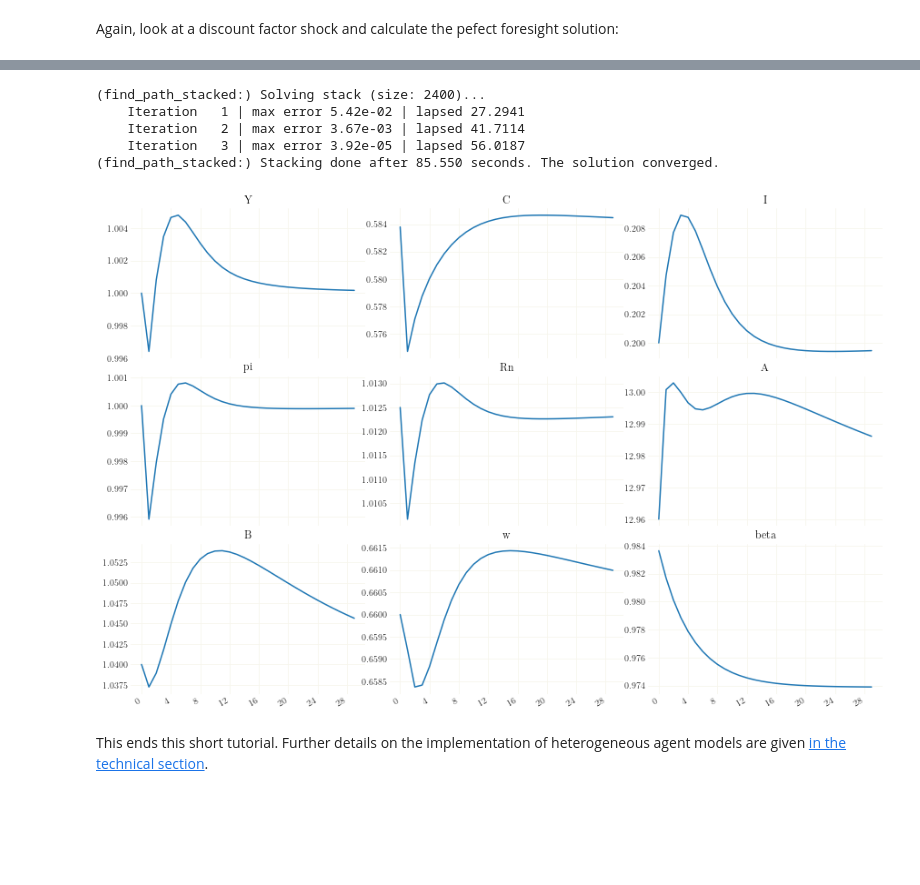
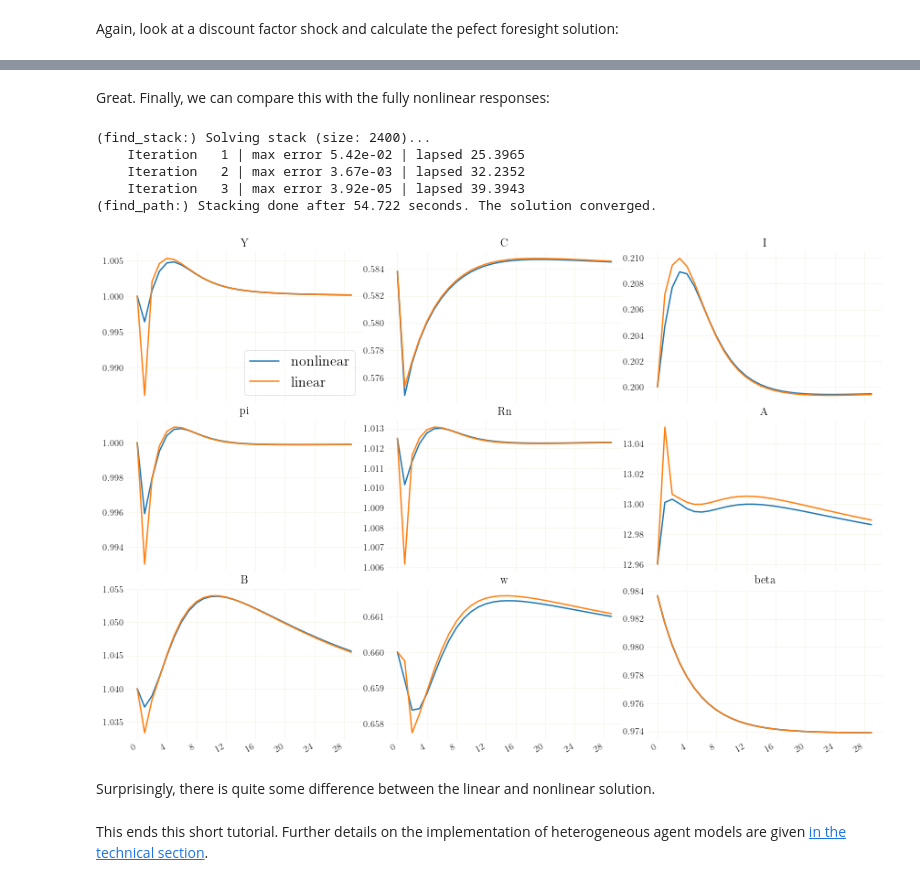
Before and after one commit to gboehl/econpizza, a Jupyter notebook: docs/tutorial.ipynb, the cells around one changed output, grey strips where cells are left out. Saved outputs shown, nothing was run; the diff lists cells and outputs as text; code cells hidden in the pictures; blank space fills up the shorter version.

Commit message:
add linear solution

```diff
--- a/docs/tutorial.ipynb
+++ b/docs/tutorial.ipynb
@@ -279,0 +282,2 @@ x0['beta'] *= 1.01
+# %%
+xlin, flags = hank2.find_path_linear(x0.values(), horizon=100)
@@ -280,18 +294,20 @@ x0['beta'] *= 1.01
+# %% [markdown]
+Great. Finally, we can compare this with the fully nonlinear responses:
 # %%
-xst, _, flags = hank2.find_stack(x0.values(), horizon=100, tol=1e-8)
+xst, flags = hank2.find_path(x0.values(), horizon=100, tol=1e-8)
 # %% [output]
-(find_path_stacked:) Solving stack (size: 2400)...
-    Iteration   1 | max error 5.42e-02 | lapsed 27.2941
-    Iteration   2 | max error 3.67e-03 | lapsed 41.7114
-    Iteration   3 | max error 3.92e-05 | lapsed 56.0187
-(find_path_stacked:) Stacking done after 85.550 seconds. The solution converged.
+(find_stack:) Solving stack (size: 2400)...
+    Iteration   1 | max error 5.42e-02 | lapsed 25.3965
+    Iteration   2 | max error 3.67e-03 | lapsed 32.2352
+    Iteration   3 | max error 3.92e-05 | lapsed 39.3943
+(find_path:) Stacking done after 54.722 seconds. The solution converged.
 # %%
-variables = 'Y', 'C', 'I', 'pi', 'Rn', 'A', 'B', 'w', 'beta'
-inds = [hank2['variables'].index(v) for v in variables]
-
 figs, axs = figurator(3,3, figsize=(12,8))
-_ = grplot(xst[:30, inds], labels=variables, ax=axs)
+_ = grplot((xst[:30, inds], xlin[:30, inds]), labels=variables, ax=axs, legend=('nonlinear', 'linear'))
+_ = axs[0].legend(fontsize=16)
 # %% [output]
-[figure, old version]
+[figure, new version]
+# %% [markdown]
+Surprisingly, there is quite some difference between the linear and nonlinear solution.
 # %% [markdown]
 This ends this short tutorial. Further details on the implementation of heterogeneous agent models are given [in the technical section](https://econpizza.readthedocs.io/en/latest/method.html).
```
Also changed, not shown: parts of 9 cells of this notebook, 11 other files.
